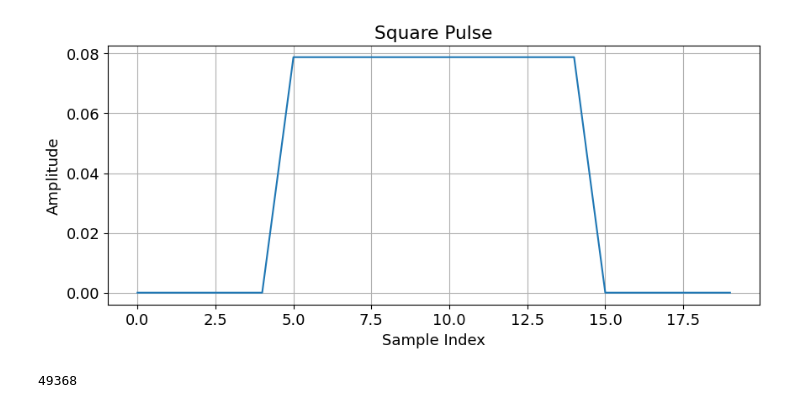
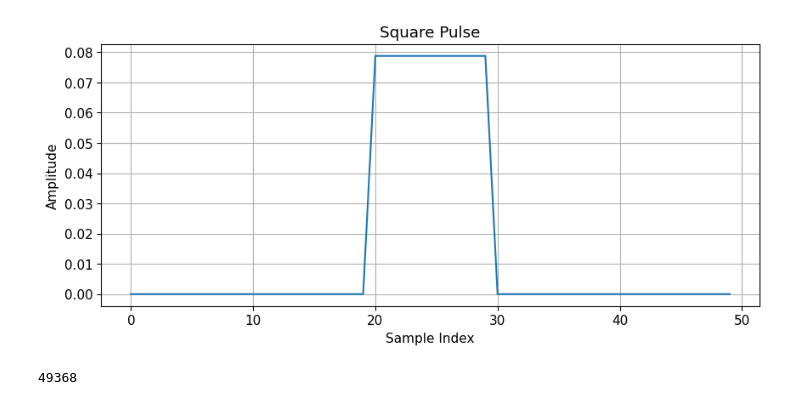
Before and after one commit to subodhdahal1988/scintillation_s4_project, a Jupyter notebook: project_first.ipynb, the cells around one changed output. Drawn from its saved outputs; the diff is of its cells as text; code cells hidden in the pictures.

```diff
--- a/project_first.ipynb
+++ b/project_first.ipynb
@@ -71,34 +71,34 @@ v2=abs(diapole_2)  #amplitude of diapole 2
 # %%
 import numpy as np
 import matplotlib.pyplot as plt
 
 def generate_square_pulse(height, width, distance, signal_length):
     pulse = np.zeros(signal_length)
-    pulse_start = 5
+    pulse_start = 20
     while pulse_start < signal_length:
         pulse[pulse_start:pulse_start + width] = height
         pulse_start += distance + width
     return pulse
 
 # Pulse parameters
 height = np.nanquantile(np.abs(v1),0.5)      # Amplitude of the pulse
 width = 10 # Width of the pulse
 distance = 95     # Distance between consecutive pulses
-signal_length = 20
+signal_length = 50
 
 # Generate the square pulse
 pulse = generate_square_pulse(height, width, distance, signal_length)
 
 # Plotting the square pulse
 plt.figure(figsize=(10, 4))
 plt.plot(pulse)
 plt.title('Square Pulse')
 plt.xlabel('Sample Index')
 plt.ylabel('Amplitude')
 plt.grid()
 plt.show()
 # %% [output]
-[figure, old version]
+[figure, new version]
 # %%
 def divide_chunks(l, n):
           for i in range(0, len(l), n):
```
Also changed, not shown: parts of 10 cells of this notebook.
